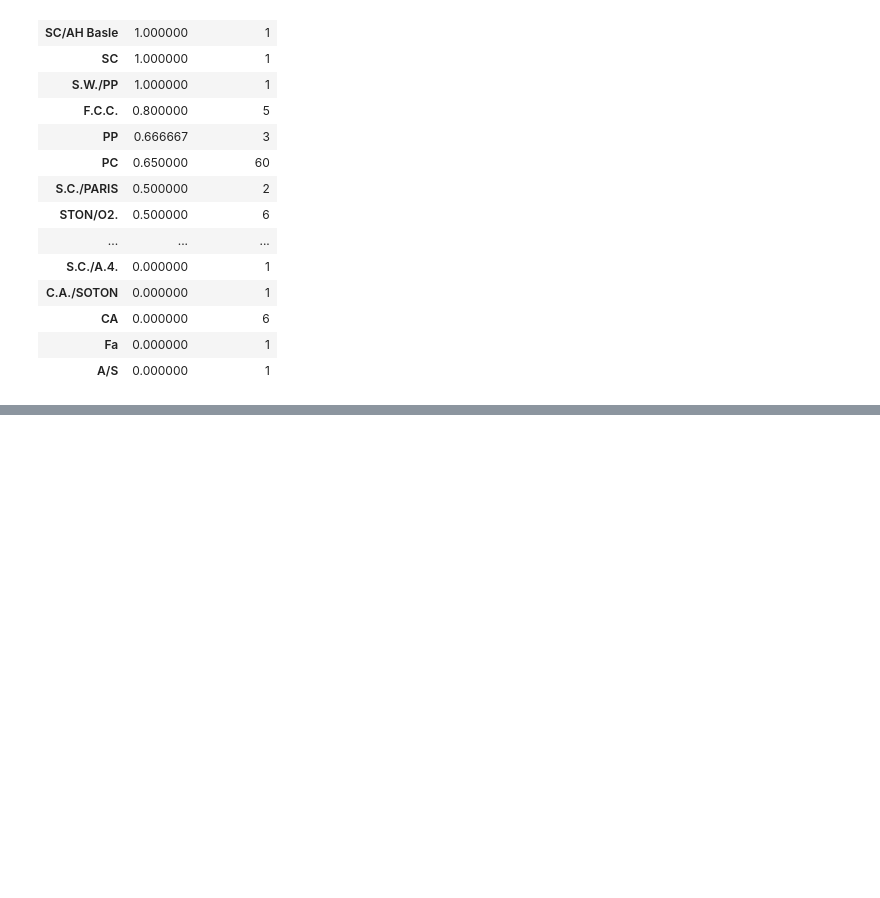
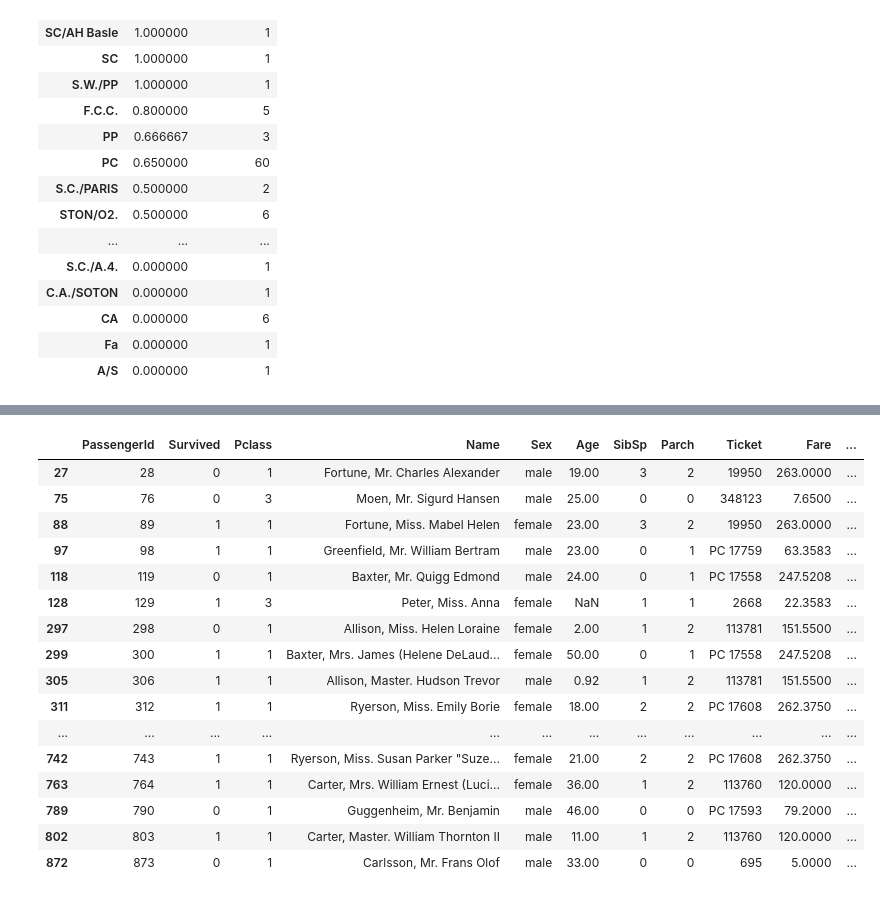
Before and after one commit to Nikalozj/Titanic-Kaggle, a Jupyter notebook: Titanic.ipynb, the cells around one changed output, grey strips where cells are left out. Cells and saved outputs as stored; diff of their text form; code cells hidden in the pictures; blank space fills up the shorter version.

Commit message:
Add column Cabin analysis

```diff
--- a/Titanic.ipynb
+++ b/Titanic.ipynb
@@ -179,0 +246,22 @@ pd.concat([means, counts], axis = 1)
+# %%
+# Let's check if a row can have cabins of different first letter and show such rows
+ind = titanic[titanic.Cabin.str.count(' ') > 0].index
+titanic.iloc[ind]
+# %% [output]
+|  | PassengerId | Survived | Pclass | Name | Sex | Age | SibSp | Parch | Ticket | Fare | ... |
+| 27 | 28 | 0 | 1 | Fortune, Mr. Charles Alexander | male | 19.00 | 3 | 2 | 19950 | 263.0000 | ... |
+| 75 | 76 | 0 | 3 | Moen, Mr. Sigurd Hansen | male | 25.00 | 0 | 0 | 348123 | 7.6500 | ... |
+| 88 | 89 | 1 | 1 | Fortune, Miss. Mabel Helen | female | 23.00 | 3 | 2 | 19950 | 263.0000 | ... |
+| 97 | 98 | 1 | 1 | Greenfield, Mr. William Bertram | male | 23.00 | 0 | 1 | PC 17759 | 63.3583 | ... |
+| 118 | 119 | 0 | 1 | Baxter, Mr. Quigg Edmond | male | 24.00 | 0 | 1 | PC 17558 | 247.5208 | ... |
+| 128 | 129 | 1 | 3 | Peter, Miss. Anna | female | NaN | 1 | 1 | 2668 | 22.3583 | ... |
+| 297 | 298 | 0 | 1 | Allison, Miss. Helen Loraine | female | 2.00 | 1 | 2 | 113781 | 151.5500 | ... |
+| 299 | 300 | 1 | 1 | Baxter, Mrs. James (Helene DeLaud... | female | 50.00 | 0 | 1 | PC 17558 | 247.5208 | ... |
+| 305 | 306 | 1 | 1 | Allison, Master. Hudson Trevor | male | 0.92 | 1 | 2 | 113781 | 151.5500 | ... |
+| 311 | 312 | 1 | 1 | Ryerson, Miss. Emily Borie | female | 18.00 | 2 | 2 | PC 17608 | 262.3750 | ... |
+| ... | ... | ... | ... | ... | ... | ... | ... | ... | ... | ... | ... |
+| 742 | 743 | 1 | 1 | Ryerson, Miss. Susan Parker "Suze... | female | 21.00 | 2 | 2 | PC 17608 | 262.3750 | ... |
+| 763 | 764 | 1 | 1 | Carter, Mrs. William Ernest (Luci... | female | 36.00 | 1 | 2 | 113760 | 120.0000 | ... |
+| 789 | 790 | 0 | 1 | Guggenheim, Mr. Benjamin | male | 46.00 | 0 | 0 | PC 17593 | 79.2000 | ... |
+| 802 | 803 | 1 | 1 | Carter, Master. William Thornton II | male | 11.00 | 1 | 2 | 113760 | 120.0000 | ... |
+| 872 | 873 | 0 | 1 | Carlsson, Mr. Frans Olof | male | 33.00 | 0 | 0 | 695 | 5.0000 | ... |
```
Also changed, not shown: parts of 12 cells of this notebook.
